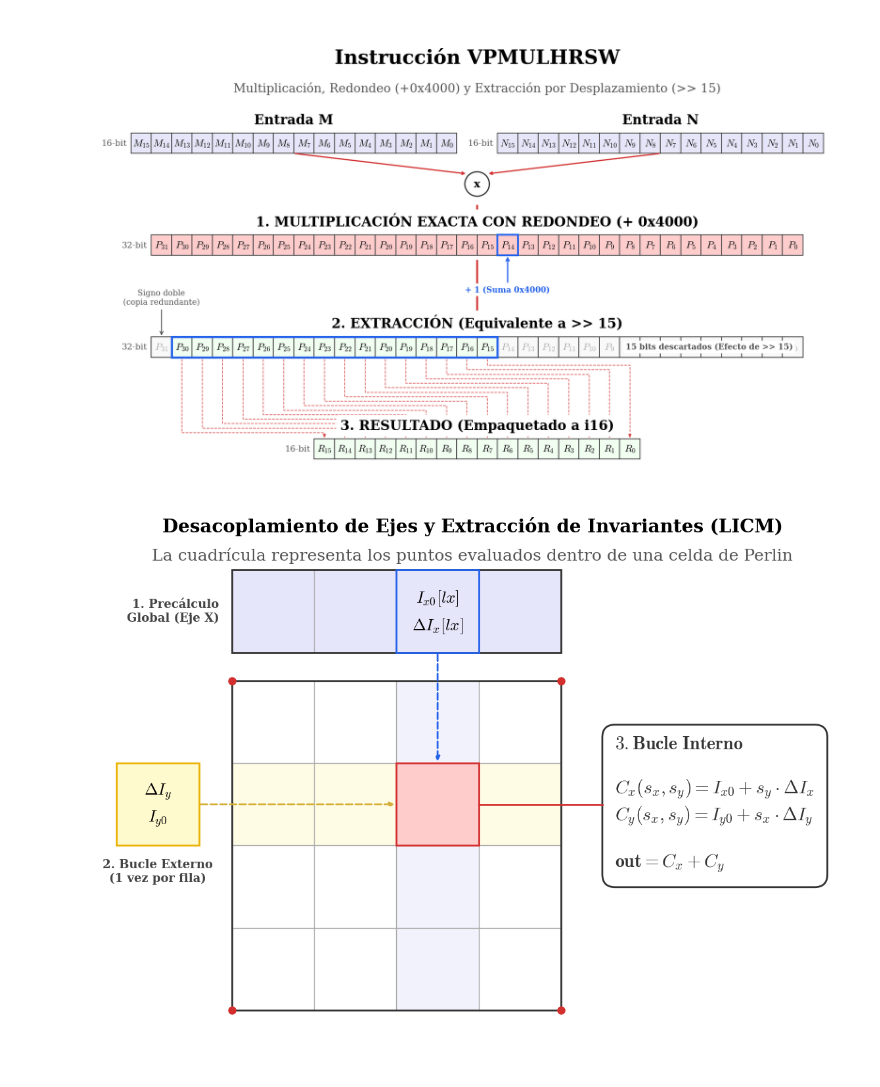
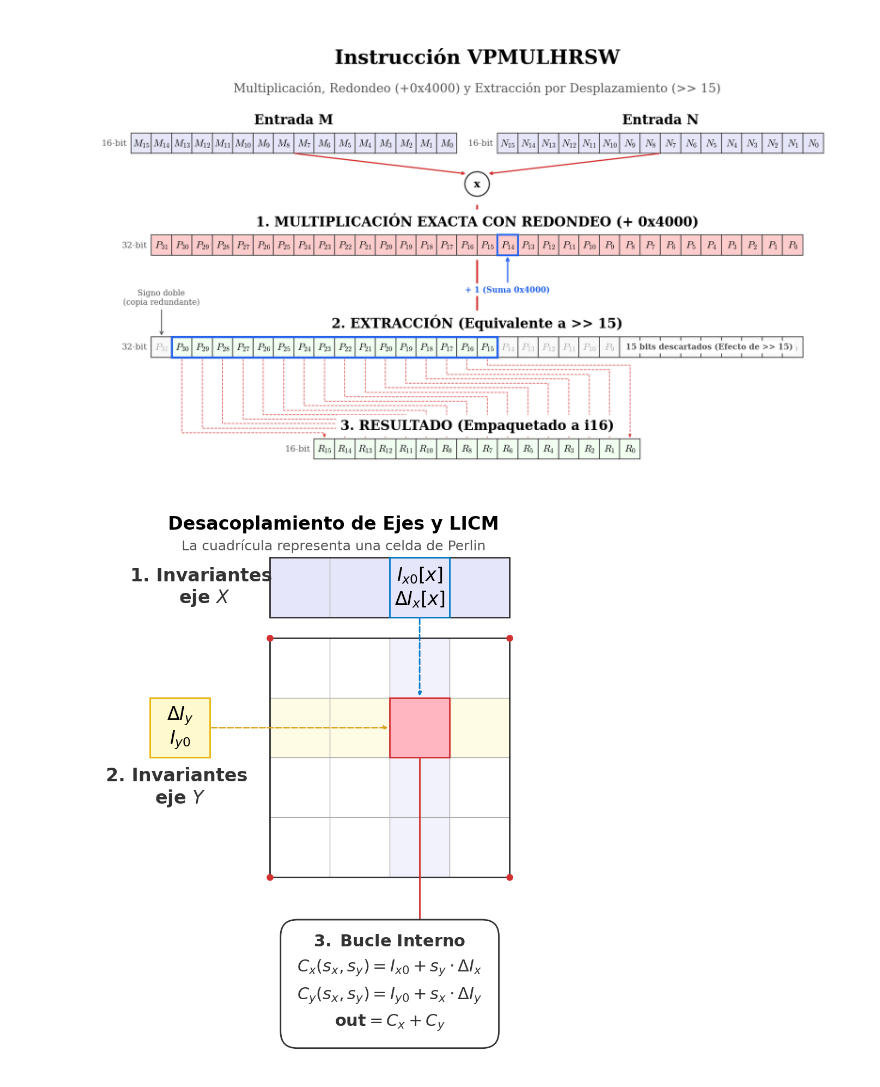
Before and after one commit to LuisMiguelTrinidad/GPT_Generacion_Procedural_de_Terreno, a Jupyter notebook: 02_Noise_Perlin/Gráficas_Del_TFG.ipynb, the cells around one changed output. Drawn from its saved outputs; the diff is of its cells as text; code cells hidden in the pictures; blank space fills up the shorter version.

Commit message:
Limpiar código

```diff
--- a/02_Noise_Perlin/Gráficas_Del_TFG.ipynb
+++ b/02_Noise_Perlin/Gráficas_Del_TFG.ipynb
@@ -1009,28 +946,30 @@ plt.show()
 import matplotlib.pyplot as plt
 import matplotlib.patches as patches
 
+# Asumiendo que PALETA, FUENTES, y ESTILOS_FLECHA base ya están definidos en tu código anterior
 PALETA = {
-    'fondo_cuadricula': COLOR_BLANCO,
-    'fondo_vector_x': COLOR_LAVANDA,
-    'fondo_escalar_y': COLOR_AMARILLO_PASTEL,
-    'fondo_operacion': COLOR_ROJO_PASTEL,
-    'borde': COLOR_BORDE_OSCURO,
-    'borde_normal': COLOR_BORDE_OSCURO,
-    'borde_resalte': COLOR_AZUL_ACENTO,
-    'borde_resaltado': COLOR_AZUL_ACENTO,
-    'flecha_principal': COLOR_ROJO_ACENTO,
+    'fondo_cuadricula': '#FFFFFF',
+    'fondo_vector_x': '#E6E6FA',
+    'fondo_escalar_y': '#FFFACD',
+    'fondo_operacion': '#FFB6C1',
+    'borde': '#333333',
+    'borde_normal': '#333333',
+    'borde_resalte': '#007ACC',
+    'borde_resaltado': '#007ACC',
+    'flecha_principal': '#D32F2F',
 }
 
 FUENTES = {
-    **FUENTES,
-    'titulo_secundario': {**FUENTE_SUBTITULO_BASE, 'fontsize': 18},
-    'codigo_interno': {**FUENTE_ANOTACION_BASE, 'fontsize': 20, 'color': COLOR_BORDE_OSCURO},
+    'titulo_principal': {'fontsize': 24, 'fontweight': 'bold', 'color': '#000000'},
+    'titulo_secundario': {'fontsize': 18, 'color': '#555555'},
+    'etiqueta_bucle': {'fontsize': 24, 'fontweight': 'bold', 'color': '#333333'},
+    'dentro_celda': {'fontsize': 24, 'color': '#000000'},
+    'codigo_interno': {'fontsize': 22, 'color': '#333333', 'family': 'sans-serif'},
 }
 
 ESTILOS_FLECHA = {
-    **ESTILOS_FLECHA,
     'propagacion_x': dict(arrowstyle='-|>', color=PALETA['borde_resaltado'], lw=2, ls='--'),
-    'propagacion_y': dict(arrowstyle='-|>', color=COLOR_DORADO, lw=2, ls='--'),
+    'propagacion_y': dict(arrowstyle='-|>', color='#DAA520', lw=2, ls='--'),
 }
 
 # ==========================================
@@ -1041,7 +980,7 @@ CONFIG_GLOBAL = {
     'ESCALA_CELDA': 4,
     'MARGEN_IZQ': 2.5,
     'MARGEN_INF': 1.0,
-    'TAMAÑO_FIGURA': (12, 9),
+    'TAMAÑO_FIGURA': (9, 12),
     'DPI_GUARDADO': 300
 }
 
@@ -1068,9 +1007,14 @@ y_crit = Y0 + LY_CRITICO * CELL
 x_crit_c = x_crit + 0.5 * CELL
 y_crit_c = y_crit + 0.5 * CELL
 
-X_INFO = X0 + GRID + 1.05
-X_MAX_LIMIT = X_INFO + 4.4
-X_CENTER_CANVAS = X_MAX_LIMIT / 2
+X_INFO = X0 + (GRID / 2)
+Y_INFO = Y0 - 1.5
+
+# Limites absolutos de la figura en el eje X
+X_LIM_MIN = X0 - 4.5
+X_LIM_MAX = X0 + GRID + 1.5
+# Centro exacto de la imagen final para los títulos
+X_CENTER_TITLE = (X_LIM_MIN + X_LIM_MAX) / 2.0
 
 # ==========================================
 # --- 2. GENERACIÓN DE LA FIGURA ---
@@ -1080,9 +1024,9 @@ ax.axis('off')
 ax.set_aspect('equal', adjustable='box')
 
 # --- Títulos ---
-ax.text(X_CENTER_CANVAS, Y0 + GRID + 2.9, 'Desacoplamiento de Ejes y Extracción de Invariantes (LICM)',
+ax.text(X_CENTER_TITLE, Y0 + GRID + 2.9, 'Desacoplamiento de Ejes y LICM',
         ha='center', **FUENTES['titulo_principal'])
-ax.text(X_CENTER_CANVAS, Y0 + GRID + 2.35, 'La cuadrícula representa los puntos evaluados dentro de una celda de Perlin',
+ax.text(X_CENTER_TITLE, Y0 + GRID + 2.35, 'La cuadrícula representa una celda de Perlin',
         ha='center', **FUENTES['titulo_secundario'])
 
 # --- A. CUADRÍCULA (CELDA 2D) ---
@@ -1115,14 +1059,14 @@ for i in range(1, S):
 ax.add_patch(patches.Rectangle((X0, Y_ARRAY_X), GRID, CELL, fill=False,
                                zorder=4, **ESTILOS_LINEA['borde_vector_grueso']))
 
-ax.text(X0 - 0.25, Y_ARRAY_X + 0.5 * CELL, '1. Precálculo\nGlobal (Eje X)', ha='right', va='center',
+ax.text(X0 - 1.75, Y_ARRAY_X + 0.5 * CELL, '1. Invariantes \neje $X$', ha='center', va='center',
         **FUENTES['etiqueta_bucle'])
 
 ax.add_patch(patches.Rectangle((x_crit, Y_ARRAY_X), CELL, CELL, fill=False,
                                zorder=5, **ESTILOS_LINEA['resaltado_celda']))
 
-ax.text(x_crit_c, Y_ARRAY_X + 0.66 * CELL, r'$I_{x0}[lx]$', ha='center', va='center', **FUENTES['dentro_celda'])
-ax.text(x_crit_c, Y_ARRAY_X + 0.33 * CELL, r'$\Delta I_{x}[lx]$', ha='center', va='center', **FUENTES['dentro_celda'])
+ax.text(x_crit_c, Y_ARRAY_X + 0.7 * CELL, r'$I_{x0}[x]$', ha='center', va='center', **FUENTES['dentro_celda'])
+ax.text(x_crit_c, Y_ARRAY_X + 0.3 * CELL, r'$\Delta I_{x}[x]$', ha='center', va='center', **FUENTES['dentro_celda'])
 
 ax.add_patch(patches.Rectangle((x_crit, Y0), CELL, GRID, facecolor=PALETA['fondo_vector_x'], alpha=0.5, zorder=1))
 ax.annotate('', xy=(x_crit_c, y_crit + CELL), xytext=(x_crit_c, Y_ARRAY_X),
@@ -1130,45 +1074,46 @@ ax.annotate('', xy=(x_crit_c, y_crit + CELL), xytext=(x_crit_c, Y_ARRAY_X),
 
 # --- C. INVARIANTES BUCLE EXTERNO (EJE Y) ---
 LADO_Y = CELL
-X_ARRAY_Y = X0 - 1.4 * CELL
+X_ARRAY_Y = X0 - 2.0 * CELL
 Y_ARRAY_Y = y_crit
 
 ax.add_patch(patches.Rectangle((X_ARRAY_Y, Y_ARRAY_Y), LADO_Y, LADO_Y, facecolor=PALETA['fondo_escalar_y'],
                                zorder=3, **ESTILOS_LINEA['bloque_y_resaltado']))
 
-ax.text(X_ARRAY_Y + 0.5 * LADO_Y, Y_ARRAY_Y - 0.25, '2. Bucle Externo\n(1 vez por fila)', ha='center', va='top',
+ax.text(X_ARRAY_Y + 0.5 * LADO_Y, Y_ARRAY_Y - 0.25, '2. Invariantes \neje $Y$', ha='center', va='top',
         **FUENTES['etiqueta_bucle'])
 
-ax.text(X_ARRAY_Y + 0.5 * LADO_Y, Y_ARRAY_Y + 0.33 * LADO_Y, r'$I_{y0}$', ha='center', va='center', **FUENTES['dentro_celda'])
-ax.text(X_ARRAY_Y + 0.5 * LADO_Y, Y_ARRAY_Y + 0.66 * LADO_Y, r'$\Delta I_{y}$', ha='center', va='center', **FUENTES['dentro_celda'])
+ax.text(X_ARRAY_Y + 0.5 * LADO_Y, Y_ARRAY_Y + 0.3 * LADO_Y, r'$I_{y0}$', ha='center', va='center', **FUENTES['dentro_celda'])
+ax.text(X_ARRAY_Y + 0.5 * LADO_Y, Y_ARRAY_Y + 0.7 * LADO_Y, r'$\Delta I_{y}$', ha='center', va='center', **FUENTES['dentro_celda'])
 
 ax.annotate('', xy=(x_crit, y_crit_c), xytext=(X_ARRAY_Y + LADO_Y, y_crit_c),
             arrowprops=ESTILOS_FLECHA['propagacion_y'])
 ax.add_patch(patches.Rectangle((X0, y_crit), GRID, CELL, facecolor=PALETA['fondo_escalar_y'], alpha=0.5, zorder=1))
 
-# --- D. BUCLE CRÍTICO INTERNO (LaTeX corregido) ---
+# --- D. BUCLE CRÍTICO INTERNO ---
 ax.add_patch(patches.Rectangle((x_crit, y_crit), CELL, CELL, facecolor=PALETA['fondo_operacion'],
                                zorder=4, **ESTILOS_LINEA['caja_operacion']))
 
-ax.plot([x_crit + CELL, X_INFO - 0.25], [y_crit_c, y_crit_c], color=PALETA['flecha_principal'], lw=2, zorder=4)
+ax.plot([x_crit_c, x_crit_c], [y_crit, Y_INFO], color=PALETA['flecha_principal'], lw=2, zorder=4)
 
-# Aquí está el cambio principal para el rigor matemático
+# Modificado: Se eliminan los dobles saltos de línea (\n\n) por simples (\n) para un espaciado más uniforme
 texto_interno = (
-    r"$\mathbf{3. Bucle\ Interno}$" + "\n\n"
+    r"$\mathbf{3.\ Bucle\ Interno}$" + "\n"
     r"$\mathit{C}_x(s_x, s_y) = I_{x0} + s_y \cdot \Delta I_x$" + "\n"
-    r"$\mathit{C}_y(s_x, s_y) = I_{y0} + s_x \cdot \Delta I_y$" + "\n\n"
+    r"$\mathit{C}_y(s_x, s_y) = I_{y0} + s_x \cdot \Delta I_y$" + "\n"
     r"$\mathbf{out} = \mathit{C}_x + \mathit{C}_y$"
 )
 
-caja_texto = dict(boxstyle='round,pad=0.7', facecolor='#FFFFFF', edgecolor=PALETA['borde_normal'], lw=LW_PRINCIPAL)
-ax.text(X_INFO, y_crit_c, texto_interno, va='center', linespacing=1.25, bbox=caja_texto, **FUENTES['codigo_interno'])
+caja_texto = dict(boxstyle='round,pad=1.0', facecolor='#FFFFFF', edgecolor=PALETA['borde_normal'], lw=LW_PRINCIPAL)
+# Modificado: linespacing pasa de 1.25 a 1.6 para distribuir el espacio vertical elegantemente
+ax.text(X_INFO, Y_INFO, texto_interno, ha='center', va='top', linespacing=1.6, bbox=caja_texto, zorder=5, **FUENTES['codigo_interno'])
 
 # --- E. AJUSTES FINALES ---
-ax.set_xlim(0, X_MAX_LIMIT)
-ax.set_ylim(Y0 - 0.1, Y0 + GRID + 3.2)
+ax.set_xlim(X_LIM_MIN, X_LIM_MAX)
+ax.set_ylim(Y_INFO - 3.5, Y0 + GRID + 3.2)
 
 plt.tight_layout()
 plt.savefig('licm.png', dpi=CONFIG_GLOBAL['DPI_GUARDADO'], bbox_inches='tight', pad_inches=0.1)
 plt.show()
 # %% [output]
-[figure, old version]
+[figure, new version]
```
Also changed, not shown: parts of 2 cells of this notebook, 18 other files.
